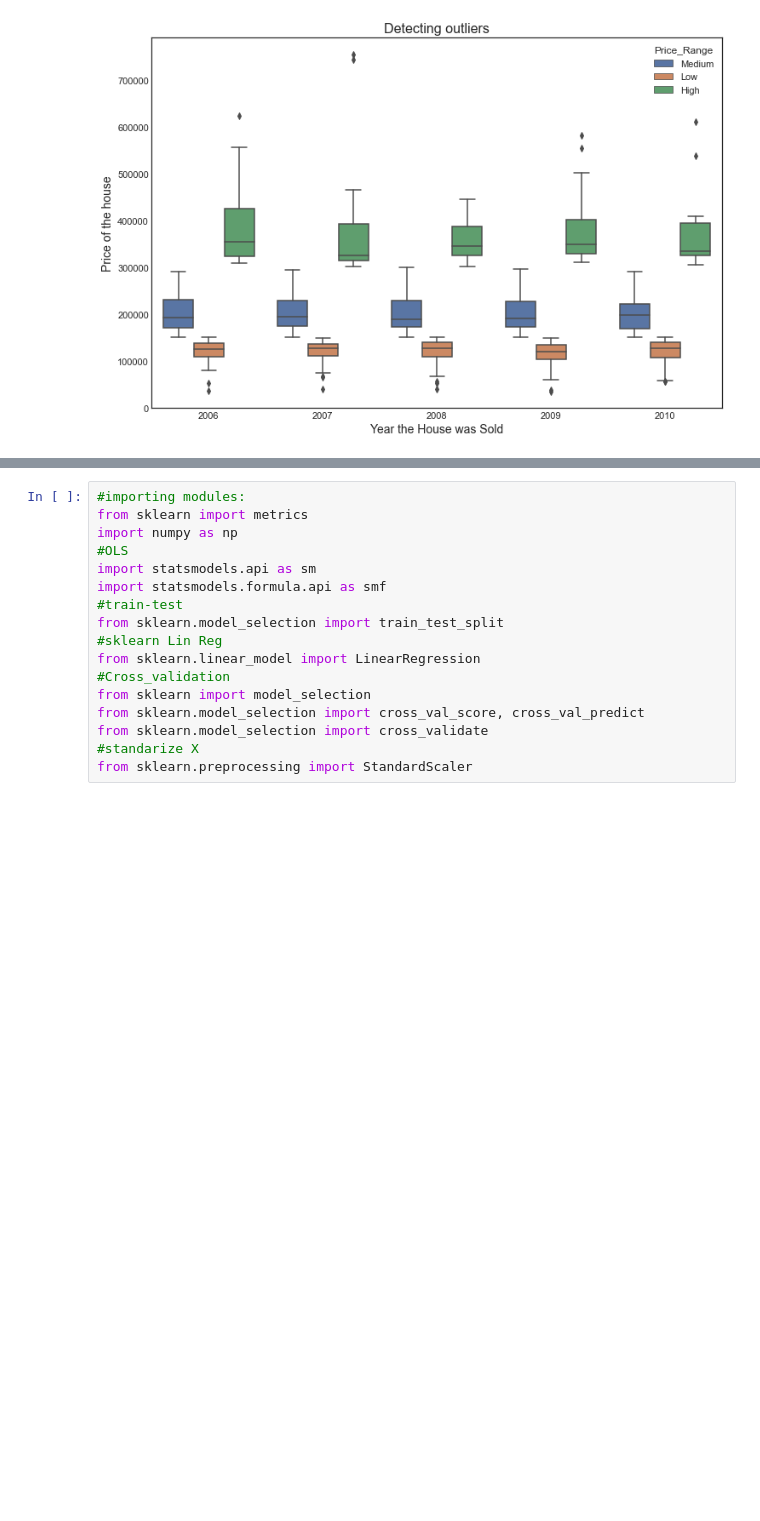
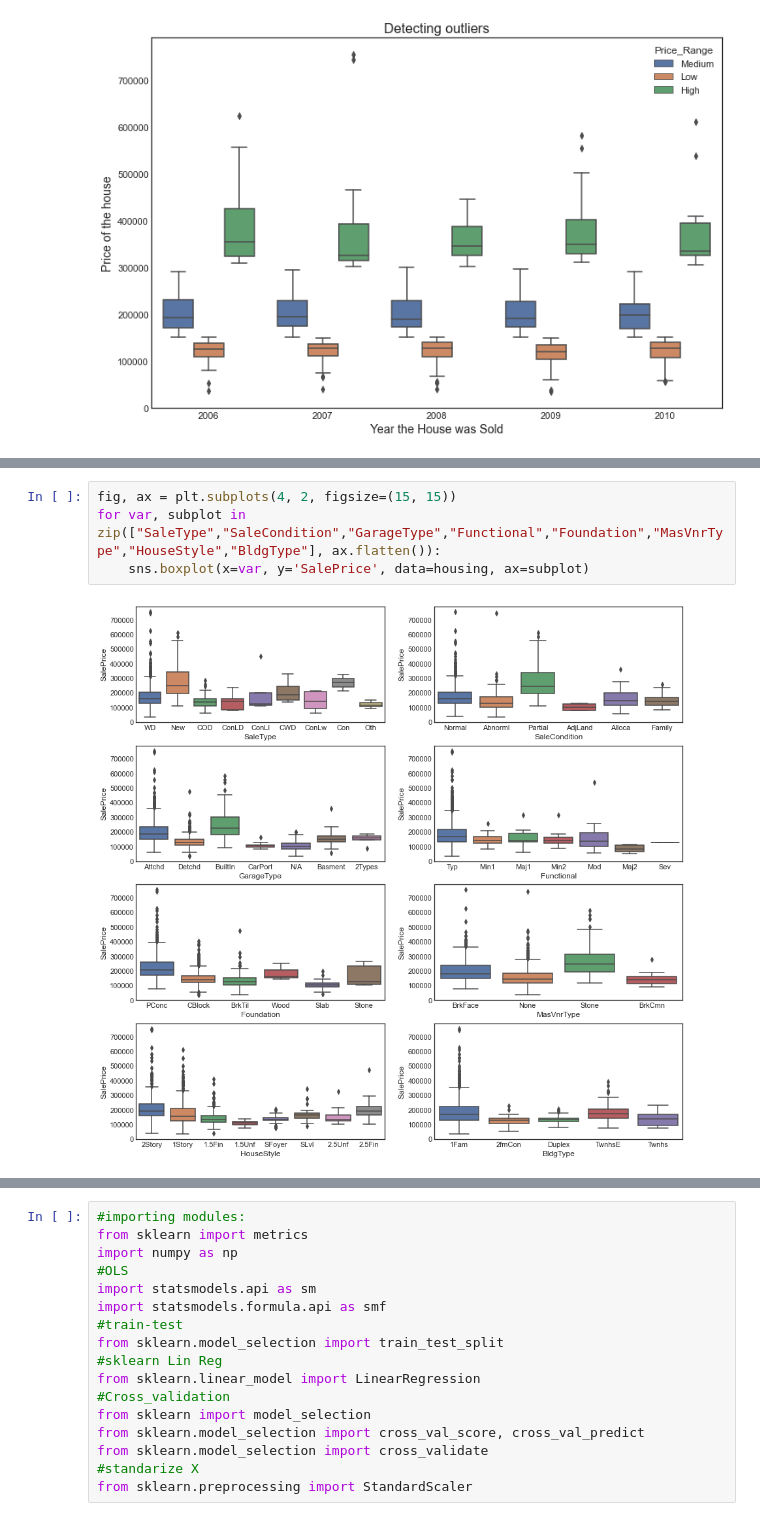
Before and after one commit to CS521-Burstein/final-project-alexmao0501, a Jupyter notebook: finalprojectv2.ipynb, the cells around one changed output, grey strips where cells are left out. Drawn from its saved outputs; the diff is of its cells as text; blank space fills up the shorter version.

```diff
--- a/finalprojectv2.ipynb
+++ b/finalprojectv2.ipynb
@@ -790,0 +799,6 @@ plt.show()
+# %%
+fig, ax = plt.subplots(4, 2, figsize=(15, 15))
+for var, subplot in zip(["SaleType","SaleCondition","GarageType","Functional","Foundation","MasVnrType","HouseStyle","BldgType"], ax.flatten()):
+    sns.boxplot(x=var, y='SalePrice', data=housing, ax=subplot)
+# %% [output]
+[figure, added]
```
Also changed, not shown: parts of 36 cells of this notebook.
